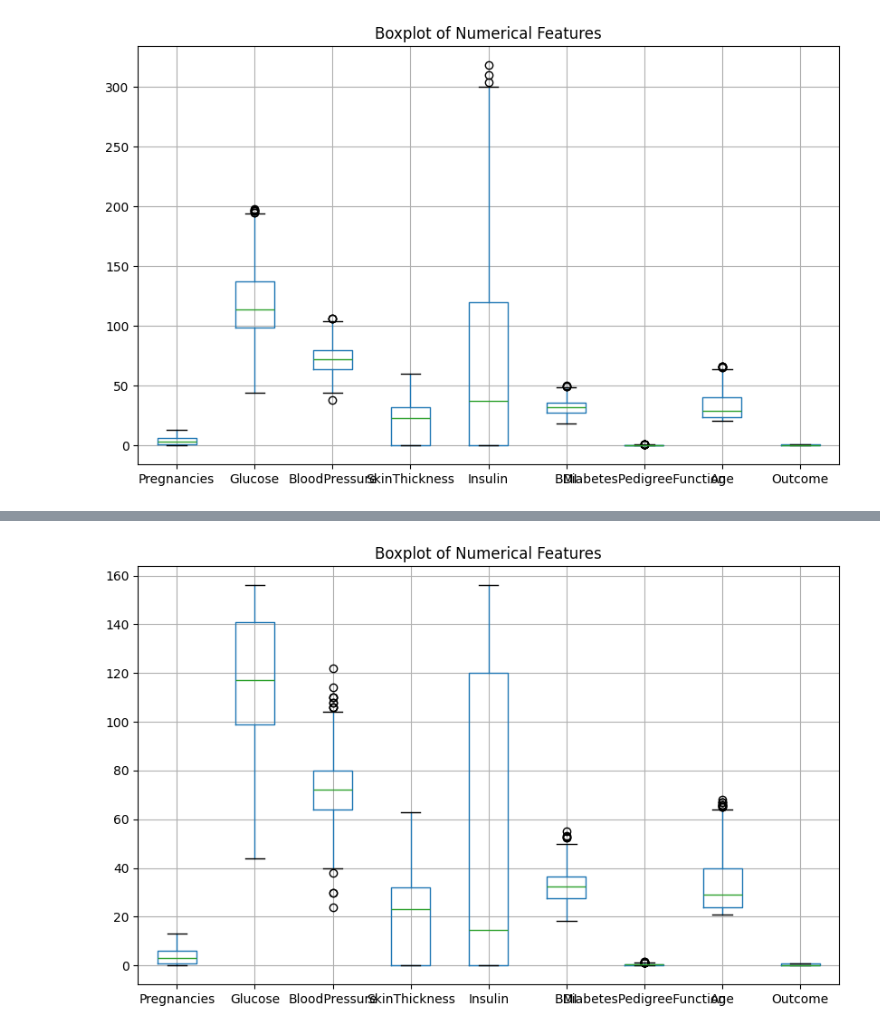
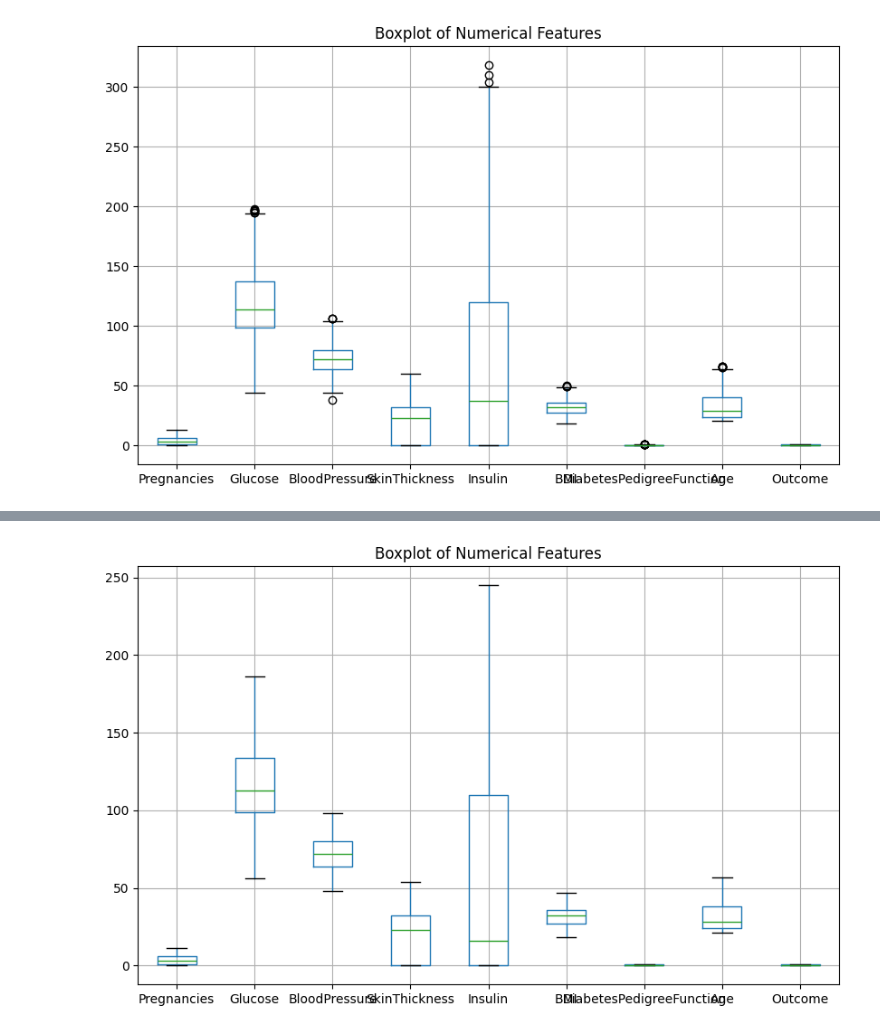
Before and after one commit to NgugiLianne/Diabetes, a Jupyter notebook: Dataset/Analysis.ipynb, the cells around one changed output, grey strips where cells are left out. Saved outputs shown, nothing was run; the diff lists cells and outputs as text; code cells hidden in the pictures.

```diff
--- a/Dataset/Analysis.ipynb
+++ b/Dataset/Analysis.ipynb
@@ -234,0 +195,18 @@ diabetes_df_winsorized = diabetes_df_cleaned.clip(winsor_lower, winsor_upper, ax
+# %%
+import numpy as np
+
+# Define a function to detect outliers using z-score
+def detect_outliers_zscore(data, threshold=2.3):
+    z_scores = np.abs((diabetes_df_cleaned - np.mean(diabetes_df_cleaned, axis=0)) / np.std(diabetes_df_cleaned, axis=0))
+    return z_scores >= threshold
+
+# Example usage:
+# Assuming 'data' is your numerical dataset
+outliers_1 = detect_outliers_zscore(diabetes_df_cleaned)
+
+# Print the indices of outliers
+print("Indices of outliers:", np.where(outliers_1)[0])
+
+
+# Print the indices of outliers
+print("Indices of outliers:", np.where(outliers_1)[0])
@@ -234,0 +228,4 @@ diabetes_df_winsorized = diabetes_df_cleaned.clip(winsor_lower, winsor_upper, ax
+# %%
+# Remove outliers
+diabetes_df_cleaned_1 = diabetes_df_cleaned[~outliers_1]
+print(diabetes_df_cleaned)
@@ -235,7 +250,7 @@ diabetes_df_winsorized = diabetes_df_cleaned.clip(winsor_lower, winsor_upper, ax
 # %%
 #we will check if there any more outliers left using the boxplot.
-diabetes_df_winsorized.boxplot(figsize=(10,6))
+diabetes_df_cleaned_1.boxplot(figsize=(10,6))
 plt.title('Boxplot of Numerical Features')
 plt.show()
 # %% [output]
-[figure, old version]
+[figure, new version]
```
Also changed, not shown: parts of 11 cells of this notebook.
